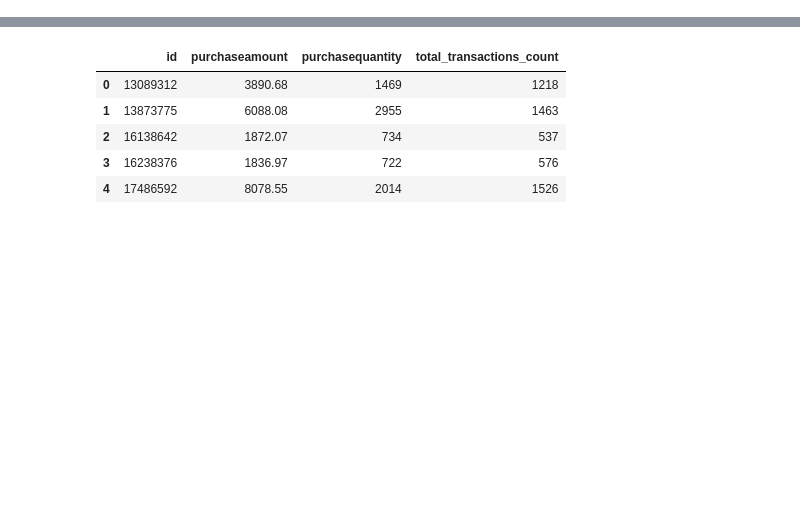
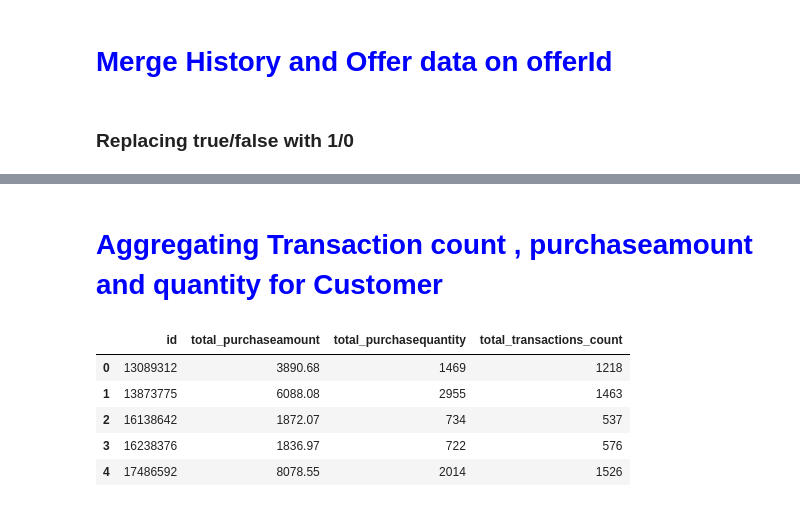
Before and after one commit to samudassir/acquirevaluedcustomers, a Jupyter notebook: machine_learning/src/Feature_Extraction.ipynb, the cells around one changed output, grey strips where cells are left out. Saved outputs shown, nothing was run; the diff lists cells and outputs as text; code cells hidden in the pictures; blank space fills up the shorter version.

```diff
--- a/machine_learning/src/Feature_Extraction.ipynb
+++ b/machine_learning/src/Feature_Extraction.ipynb
@@ -17,6 +32,10 @@ offers = pd.read_csv("../../data/offers.csv")
 
 # Transactions for customer who received Offer
 trans = pd.read_csv("../../data/transactions_16000.csv")
+# %% [markdown]
+<h1 style="color:blue;"> Merge History and Offer data on offerId</h1>
+# %% [markdown]
+### Replacing true/false with 1/0
 # %%
 hist_offer = hist.merge(offers,left_on='offer',right_on='offer')
 replace_repeater = {"repeater":     {"t": 1, "f": 0}}
@@ -29,18 +48,21 @@ hist_offer.head()
 | 2 | 4627974746 | 153 | 1208329 | 12 | 10 | 1 | 2013-04-23 | 2119 | 1 | 108079383 | ... |
 | 3 | 4623268450 | 153 | 1208329 | 12 | 0 | 0 | 2013-04-25 | 2119 | 1 | 108079383 | ... |
 | 4 | 501138510 | 21 | 1208329 | 10 | 0 | 0 | 2013-04-22 | 2119 | 1 | 108079383 | ... |
+# %% [markdown]
+<h1 style="color:blue;">Aggregating Transaction count , purchaseamount and quantity for Customer</h1>
 # %%
 trans['total_transactions_count'] = ''
 trans['total_purchase_category_count']=''
 trans['total_purchase_company_count']=''
 trans['total_purchase_brand_count']=''
 trans['time_period']=''
 
 # Transactions Aggregation by ID
 agg_trans = pd.DataFrame(trans.groupby(['id']).agg({'total_transactions_count':"count",'purchaseamount':sum,'purchasequantity':sum})).reset_index()
+agg_trans.columns = ['id','total_purchaseamount','total_purchasequantity','total_transactions_count']
 agg_trans.head()
 # %% [output]
-|  | id | purchaseamount | purchasequantity | total_transactions_count |
+|  | id | total_purchaseamount | total_purchasequantity | total_transactions_count |
 | 0 | 13089312 | 3890.68 | 1469 | 1218 |
 | 1 | 13873775 | 6088.08 | 2955 | 1463 |
 | 2 | 16138642 | 1872.07 | 734 | 537 |
```
Also changed, not shown: parts of 50 cells of this notebook, 1 other file.
